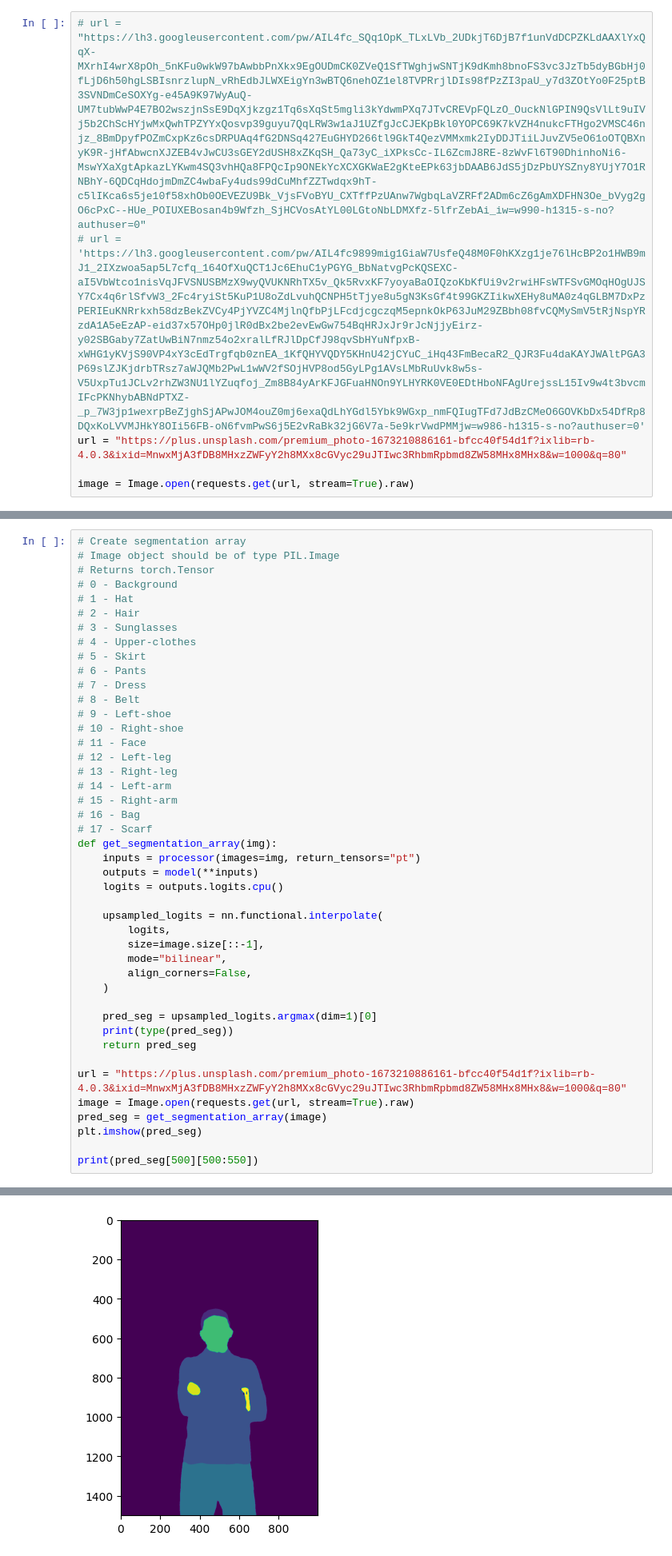
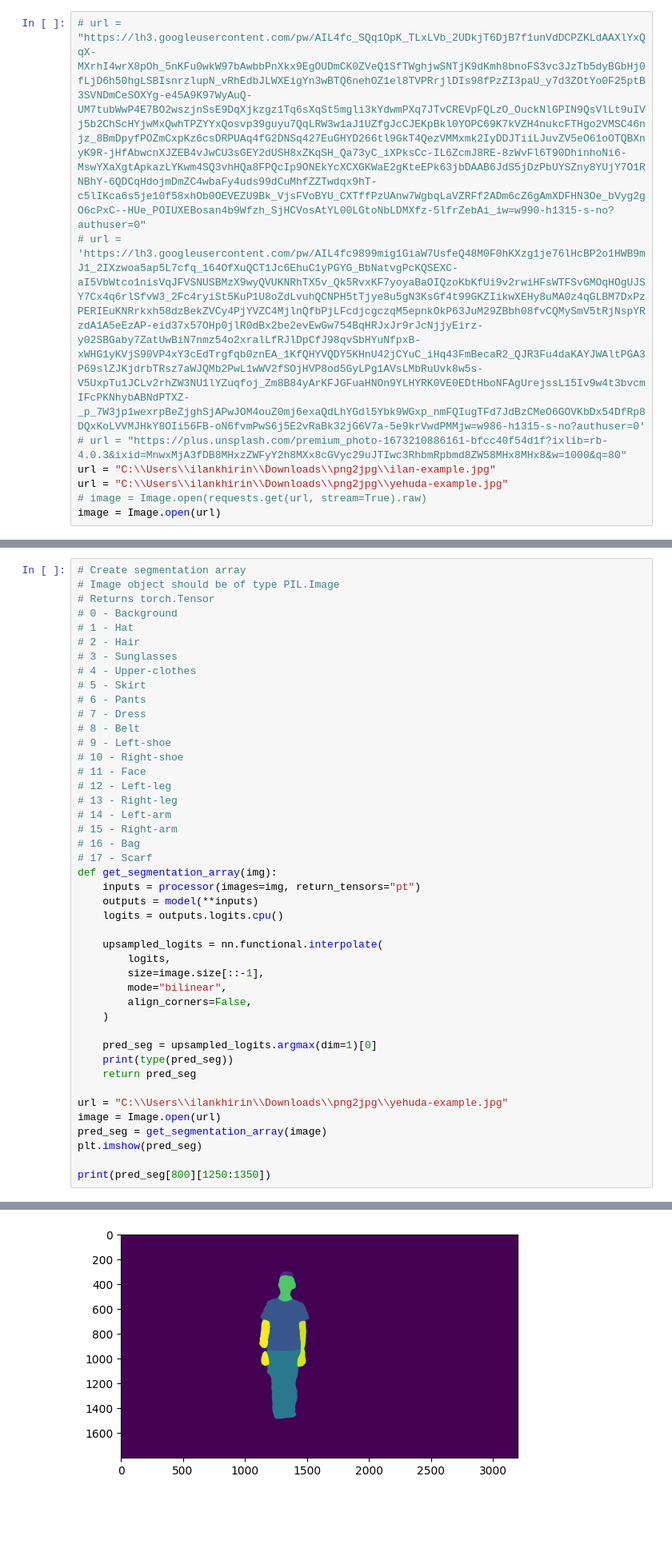
Before and after one commit to tatsimba/hackathon2023, a Jupyter notebook: image-segmenation-notebook/image-segmentation.ipynb, the cells around one changed output, grey strips where cells are left out. Shown: that part at 80% size. Cells and saved outputs as stored; diff of their text form; blank space fills up the shorter version.

```diff
--- a/image-segmenation-notebook/image-segmentation.ipynb
+++ b/image-segmenation-notebook/image-segmentation.ipynb
@@ -13,6 +13,8 @@ model = AutoModelForSemanticSegmentation.from_pretrained("mattmdjaga/segformer_b
-url = "https://plus.unsplash.com/premium_photo-1673210886161-bfcc40f54d1f?ixlib=rb-4.0.3&ixid=MnwxMjA3fDB8MHxzZWFyY2h8MXx8cGVyc29uJTIwc3RhbmRpbmd8ZW58MHx8MHx8&w=1000&q=80"
-
-image = Image.open(requests.get(url, stream=True).raw)
+# url = "https://plus.unsplash.com/premium_photo-1673210886161-bfcc40f54d1f?ixlib=rb-4.0.3&ixid=MnwxMjA3fDB8MHxzZWFyY2h8MXx8cGVyc29uJTIwc3RhbmRpbmd8ZW58MHx8MHx8&w=1000&q=80"
+url = "C:\\Users\\ilankhirin\\Downloads\\png2jpg\\ilan-example.jpg"
+url = "C:\\Users\\ilankhirin\\Downloads\\png2jpg\\yehuda-example.jpg"
+# image = Image.open(requests.get(url, stream=True).raw)
+image = Image.open(url)
 # %%
 inputs = processor(images=image, return_tensors="pt")
 print(f'inputs {inputs.pixel_values.shape}')
@@ -79,11 +79,11 @@ def get_segmentation_array(img):
     print(type(pred_seg))
     return pred_seg
 
-url = "https://plus.unsplash.com/premium_photo-1673210886161-bfcc40f54d1f?ixlib=rb-4.0.3&ixid=MnwxMjA3fDB8MHxzZWFyY2h8MXx8cGVyc29uJTIwc3RhbmRpbmd8ZW58MHx8MHx8&w=1000&q=80"
-image = Image.open(requests.get(url, stream=True).raw)
+url = "C:\\Users\\ilankhirin\\Downloads\\png2jpg\\yehuda-example.jpg"
+image = Image.open(url)
 pred_seg = get_segmentation_array(image)
 plt.imshow(pred_seg)
 
-print(pred_seg[500][500:550])
+print(pred_seg[800][1250:1350])
 # %% [output]
 <class 'torch.Tensor'>
@@ -102 +95 @@ tensor([11, 11, 11, 11, 11, 11, 11, 11, 11, 11, 11, 11, 11, 11, 11, 11, 11, 11,
-[figure, old version]
+[figure, new version]
```
Also changed, not shown: parts of 4 cells of this notebook.
